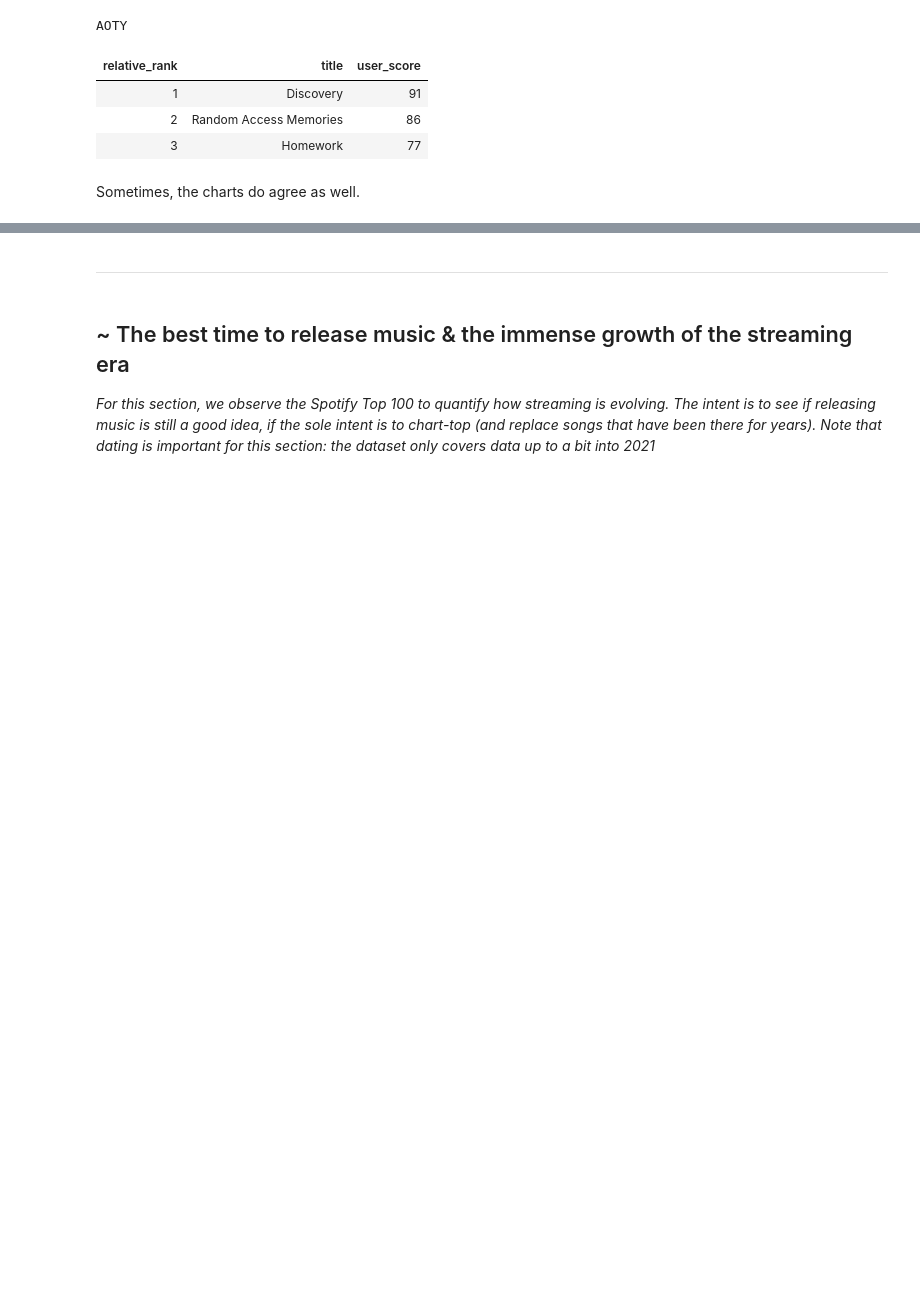
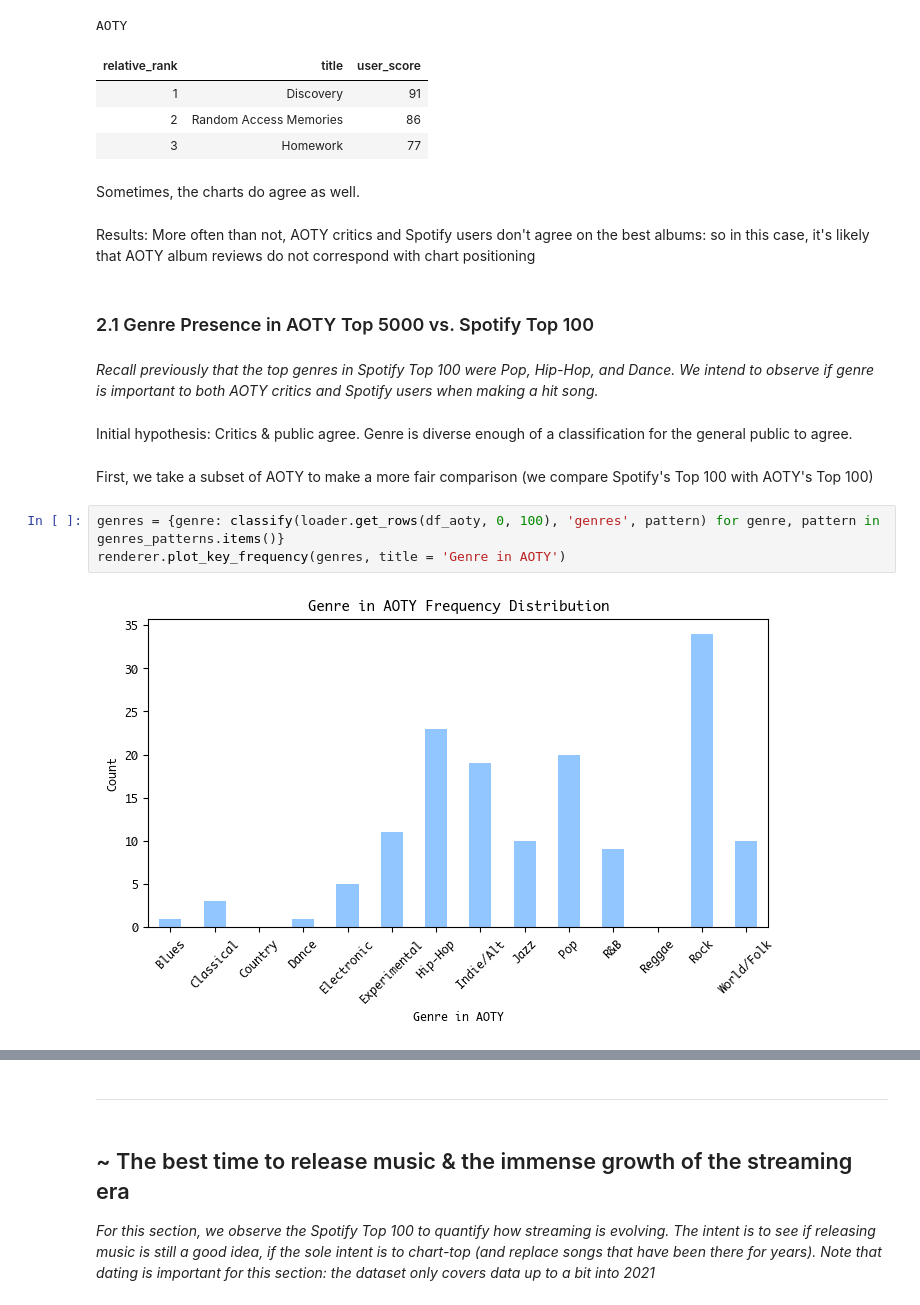
Before and after one commit to buiswrld/soundscaping, a Jupyter notebook: results.ipynb, the cells around one changed output, grey strips where cells are left out. Saved outputs shown, nothing was run; the diff lists cells and outputs as text; blank space fills up the shorter version.

```diff
--- a/results.ipynb
+++ b/results.ipynb
@@ -206,3 +208,18 @@ AOTY
 | 3 | Homework | 77 |
 # %% [markdown]
 Sometimes, the charts do agree as well.
+# %% [markdown]
+Results: More often than not, AOTY critics and Spotify users don't agree on the best albums: so in this case, it's likely that AOTY album reviews do not correspond with chart positioning
+# %% [markdown]
+### 2.1 Genre Presence in AOTY Top 5000 vs. Spotify Top 100
+# %% [markdown]
+*Recall previously that the top genres in Spotify Top 100 were Pop, Hip-Hop, and Dance. We intend to observe if genre is important to both AOTY critics and Spotify users when making a hit song.*
+# %% [markdown]
+Initial hypothesis: Critics & public agree. Genre is diverse enough of a classification for the general public to agree.
+# %% [markdown]
+First, we take a subset of AOTY to make a more fair comparison (we compare Spotify's Top 100 with AOTY's Top 100)
+# %%
+genres = {genre: classify(loader.get_rows(df_aoty, 0, 100), 'genres', pattern) for genre, pattern in genres_patterns.items()}
+renderer.plot_key_frequency(genres, title = 'Genre in AOTY')
+# %% [output]
+[figure, added]
```
Also changed, not shown: parts of 3 cells of this notebook, 2 other files.
